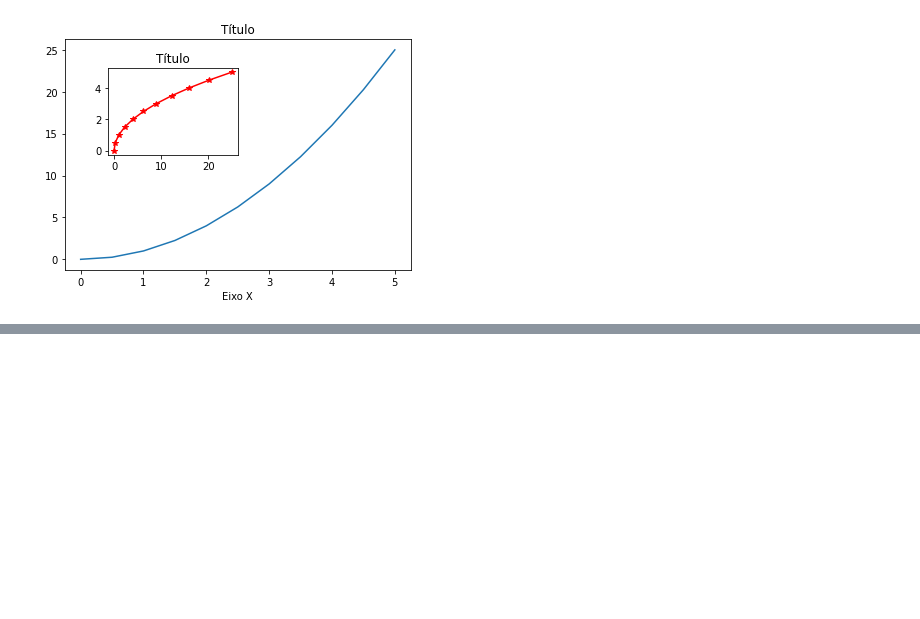
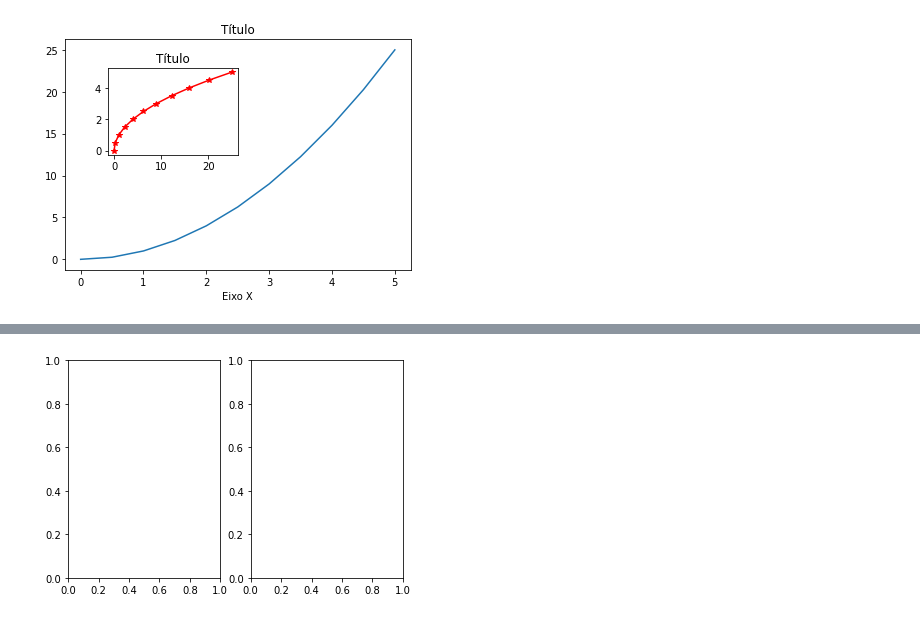
Before and after one commit to FivMeyer/Python_Studies, a Jupyter notebook: 00_basic_python.ipynb, the cells around one changed output, grey strips where cells are left out. Saved outputs shown, nothing was run; the diff lists cells and outputs as text; code cells hidden in the pictures; blank space fills up the shorter version.

```diff
--- a/00_basic_python.ipynb
+++ b/00_basic_python.ipynb
@@ -1660,0 +1713,4 @@ Text(0.5, 1.0, 'Título')
+# %%
+fig, ax = plt.subplots(nrows=1, ncols=2)
+# %% [output]
+[figure, added]
```
Also changed, not shown: parts of 103 cells of this notebook, 1 other file.
